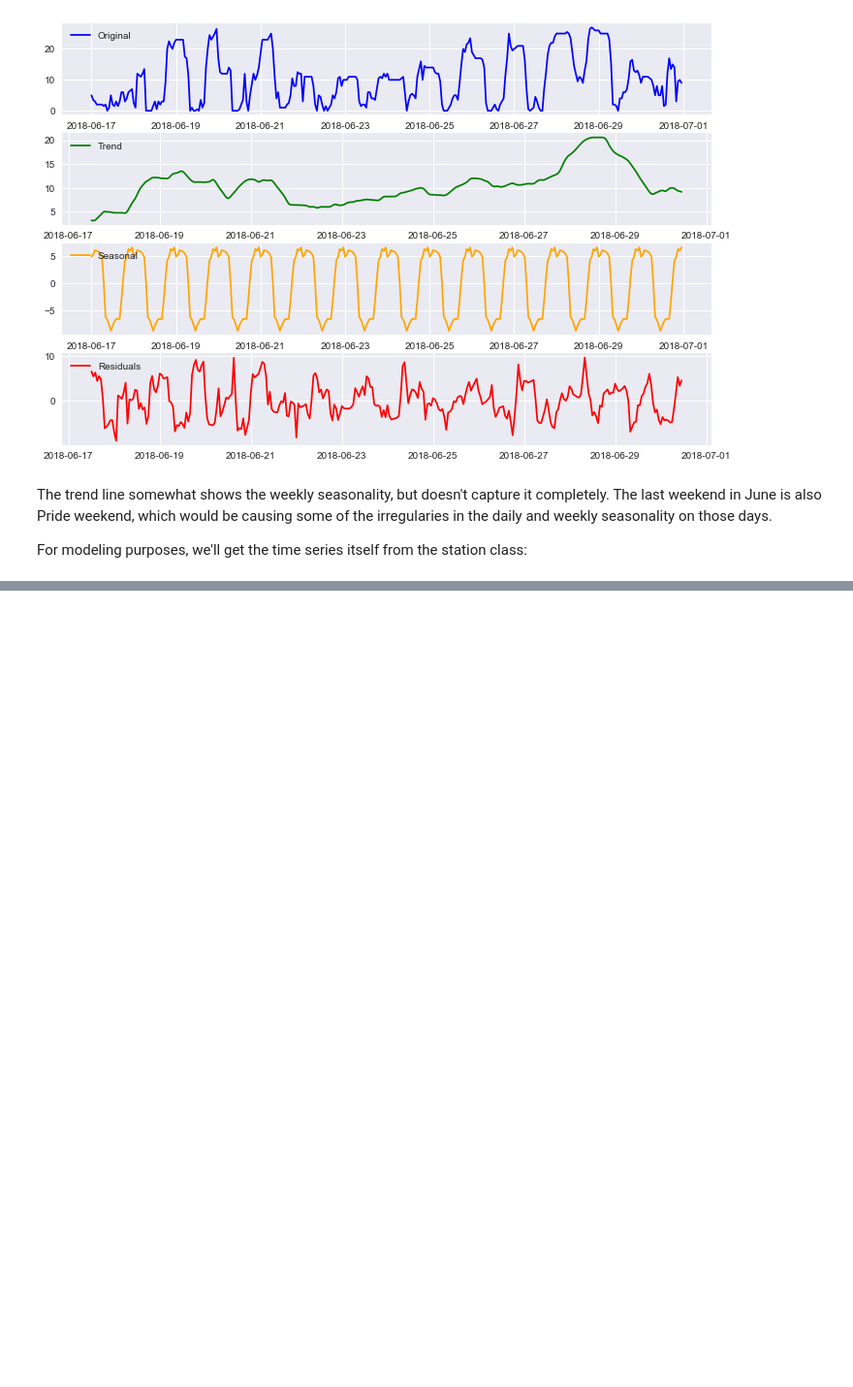
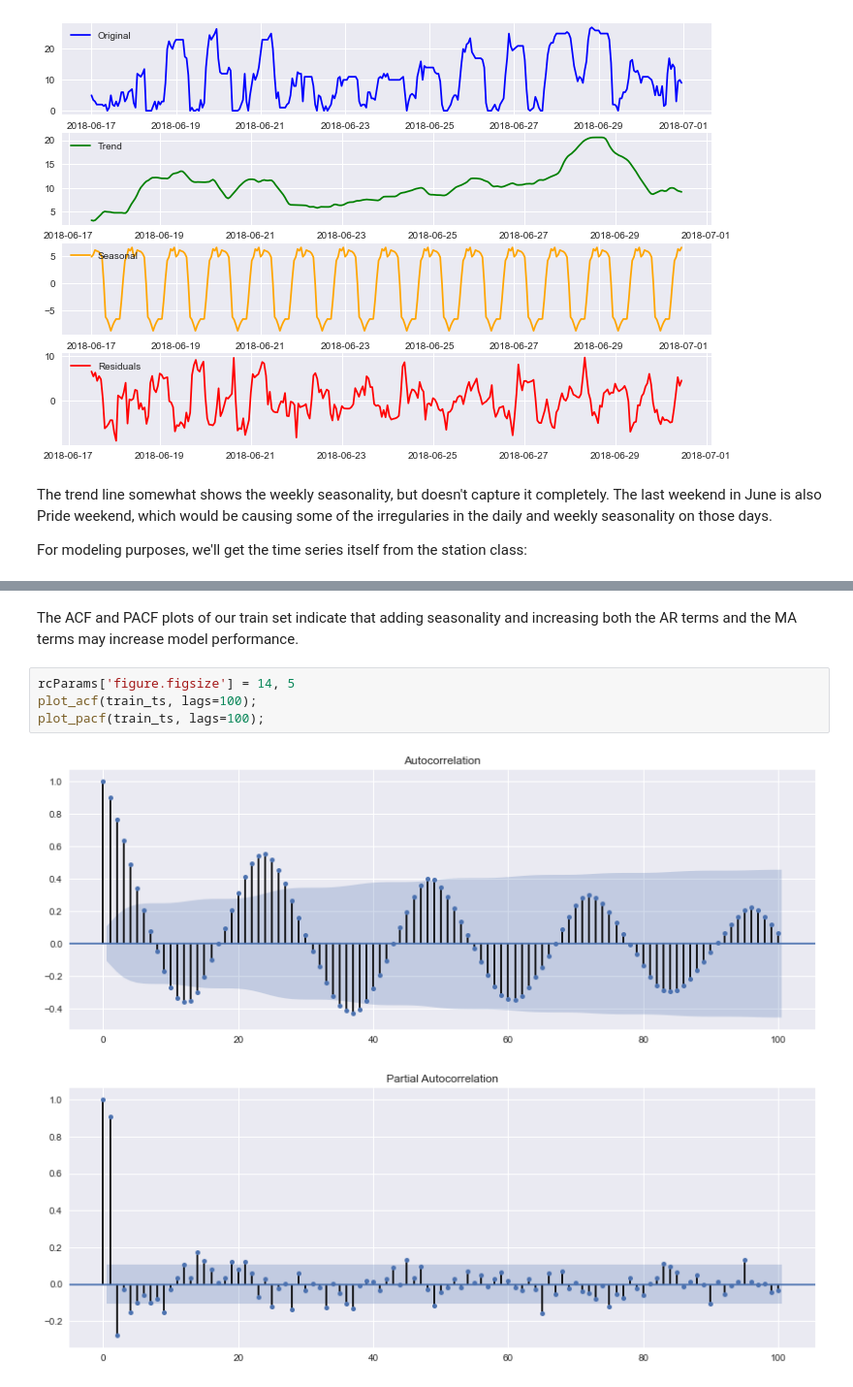
Before and after one commit to mitkrieg/citibike-timeseries, a Jupyter notebook: 02_modeling.ipynb, the cells around one changed output, grey strips where cells are left out. Shown at 97% size. Saved outputs shown, nothing was run; the diff lists cells and outputs as text; blank space fills up the shorter version.

```diff
--- a/02_modeling.ipynb
+++ b/02_modeling.ipynb
@@ -152,0 +227,9 @@ arima = ARIMA()
+# %% [markdown]
+The ACF and PACF plots of our train set indicate that adding seasonality and increasing both the AR terms and the MA terms may increase model performance.
+# %%
+rcParams['figure.figsize'] = 14, 5
+plot_acf(train_ts, lags=100);
+plot_pacf(train_ts, lags=100);
+# %% [output]
+[figure, added]
+[figure, added]
```
Also changed, not shown: parts of 42 cells of this notebook, 3 other files.
